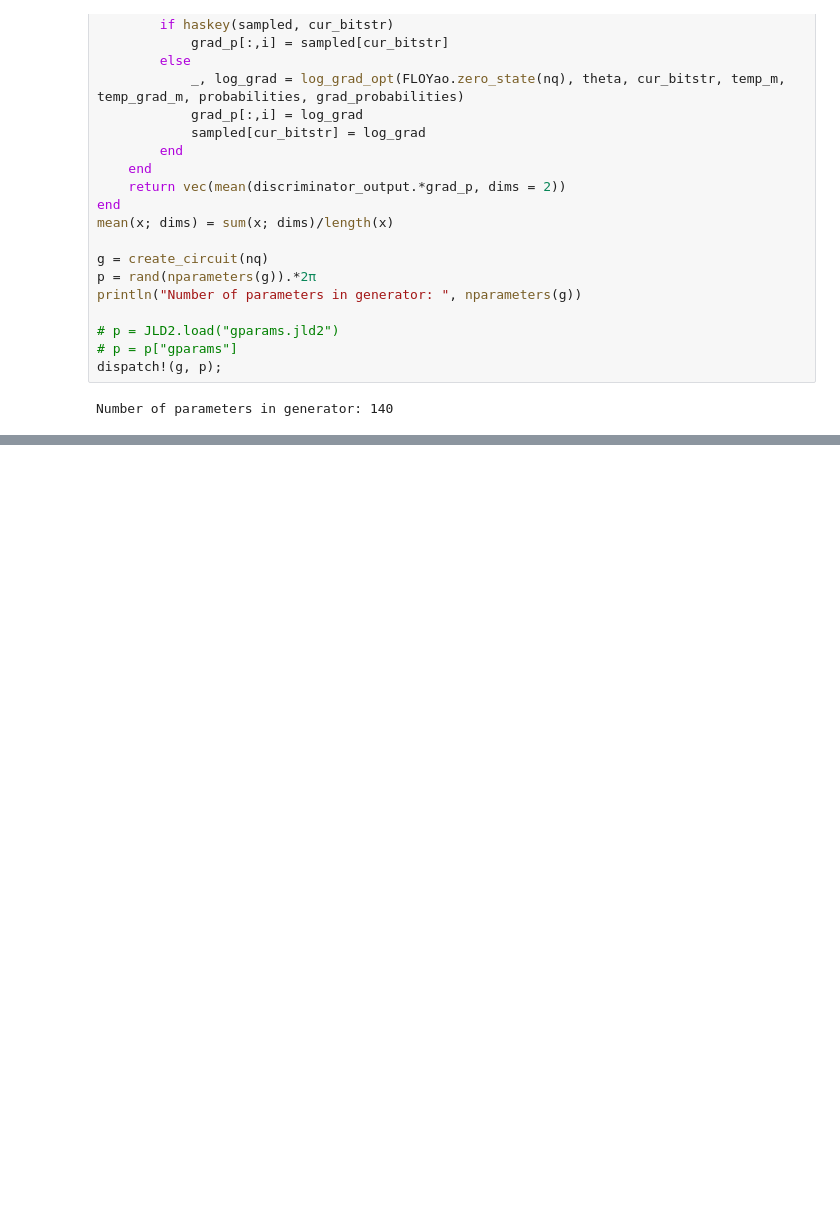
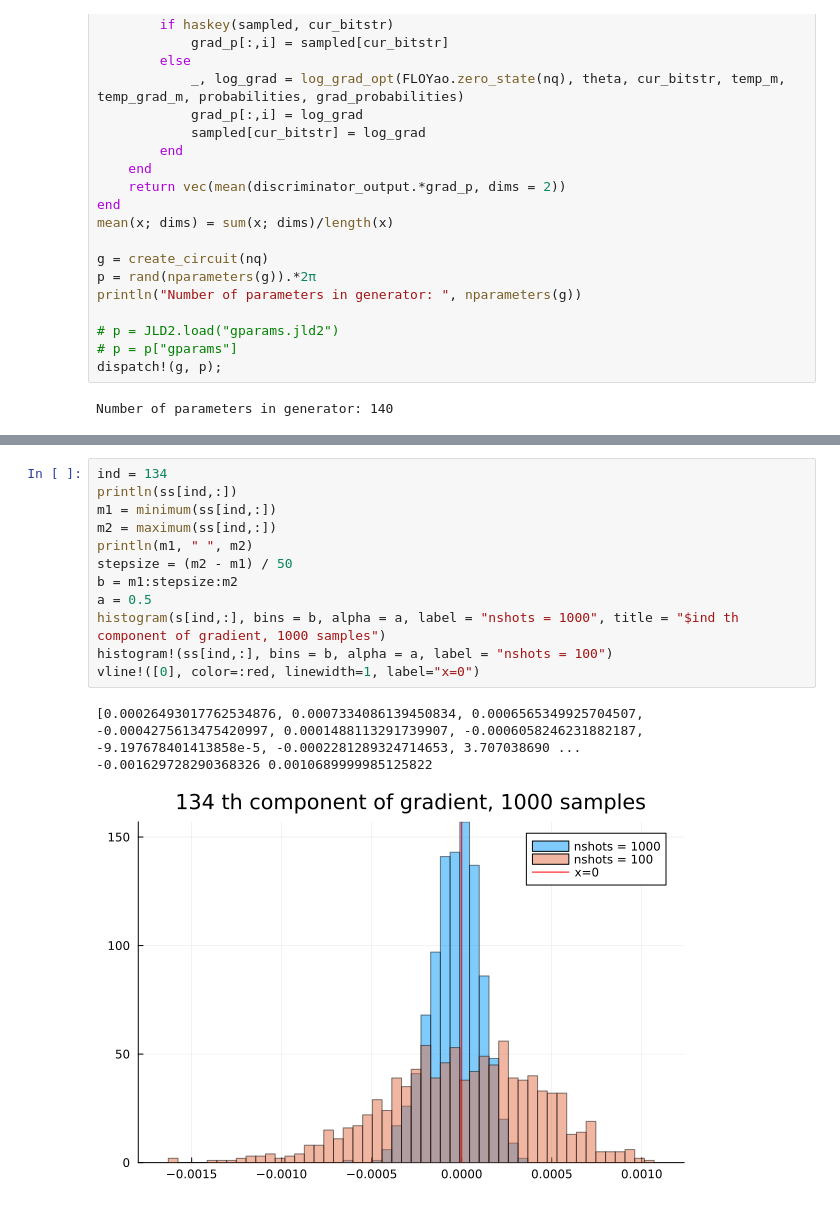
Before and after one commit to p-luo/MatchgateGAN, a Jupyter notebook: runnable/WGANB&S.ipynb, the cells around one changed output, grey strips where cells are left out. Cells and saved outputs as stored; diff of their text form; blank space fills up the shorter version.

```diff
--- a/runnable/WGANB&S.ipynb
+++ b/runnable/WGANB&S.ipynb
@@ -416,0 +440,16 @@ s / n
+# %%
+ind = 134
+println(ss[ind,:])
+m1 = minimum(ss[ind,:])
+m2 = maximum(ss[ind,:])
+println(m1, " ", m2)
+stepsize = (m2 - m1) / 50
+b = m1:stepsize:m2
+a = 0.5
+histogram(s[ind,:], bins = b, alpha = a, label = "nshots = 1000", title = "$ind th component of gradient, 1000 samples")
+histogram!(ss[ind,:], bins = b, alpha = a, label = "nshots = 100")
+vline!([0], color=:red, linewidth=1, label="x=0")
+# %% [output]
+[0.00026493017762534876, 0.0007334086139450834, 0.0006565349925704507, -0.0004275613475420997, 0.0001488113291739907, -0.0006058246231882187, -9.197678401413858e-5, -0.0002281289324714653, 3.707038690 ...
+-0.001629728290368326 0.0010689999985125822
+[figure, added]
```
Also changed, not shown: parts of 7 cells of this notebook, 6 other files.
